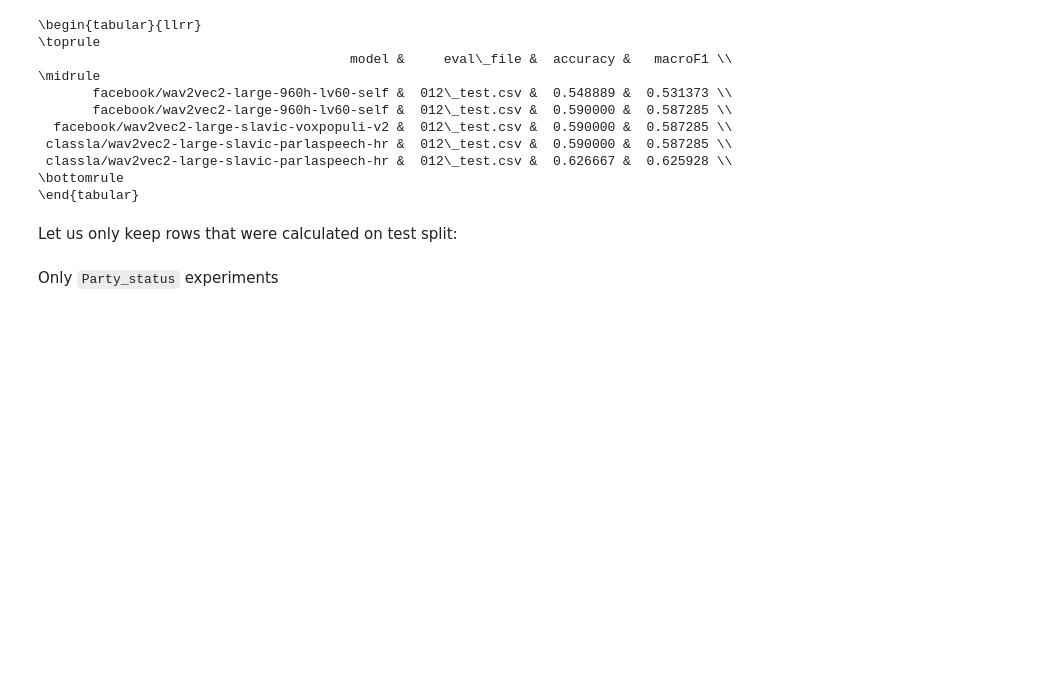
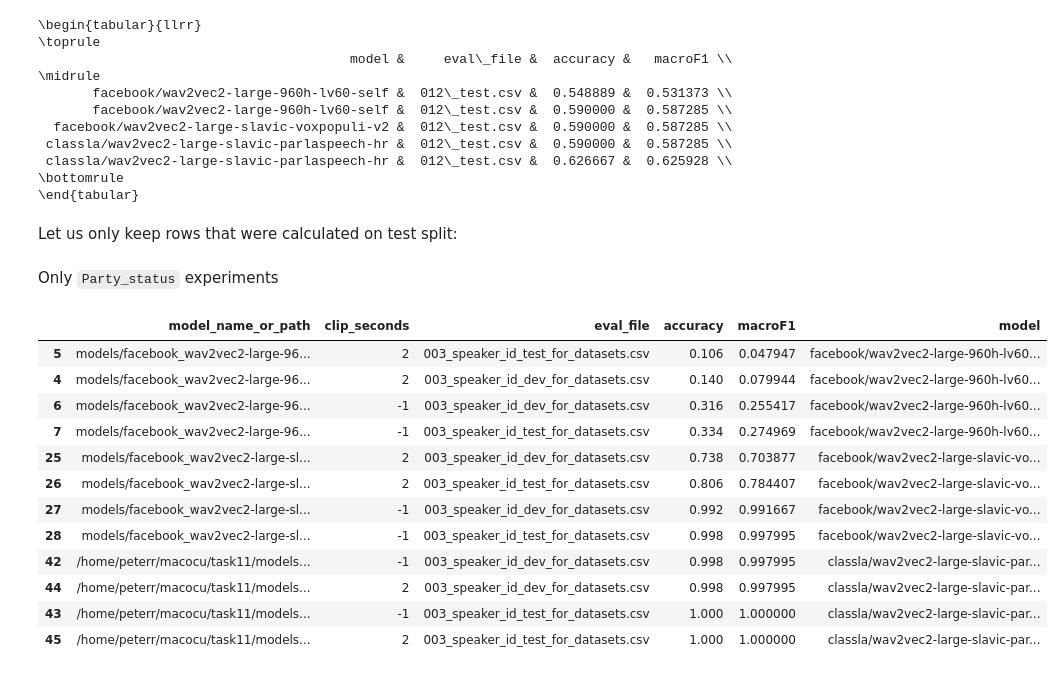
Before and after one commit to 5roop/task11, a Jupyter notebook: 014_meta-analysis_of_all_experiments.ipynb, the cells around one changed output. Drawn from its saved outputs; the diff is of its cells as text; code cells hidden in the pictures; blank space fills up the shorter version.

```diff
--- a/014_meta-analysis_of_all_experiments.ipynb
+++ b/014_meta-analysis_of_all_experiments.ipynb
@@ -83,0 +82,20 @@ df
+# %%
+df.drop_duplicates(subset=["accuracy", "model_name_or_path",'eval_file', "clip_seconds"],inplace=True)
+c1 = df.output_column == "Speaker_name"
+c2 = df.clip_seconds == -1
+c3 = [True if 0.8 < i < 1.1 else False for i in df.accuracy.values]
+df.loc[c1, ["model_name_or_path", "clip_seconds", "eval_file", "accuracy", "macroF1", 'model']].sort_values(by="accuracy")
+# %% [output]
+|  | model_name_or_path | clip_seconds | eval_file | accuracy | macroF1 | model |
+| 5 | models/facebook_wav2vec2-large-96... | 2 | 003_speaker_id_test_for_datasets.csv | 0.106 | 0.047947 | facebook/wav2vec2-large-960h-lv60... |
+| 4 | models/facebook_wav2vec2-large-96... | 2 | 003_speaker_id_dev_for_datasets.csv | 0.140 | 0.079944 | facebook/wav2vec2-large-960h-lv60... |
+| 6 | models/facebook_wav2vec2-large-96... | -1 | 003_speaker_id_dev_for_datasets.csv | 0.316 | 0.255417 | facebook/wav2vec2-large-960h-lv60... |
+| 7 | models/facebook_wav2vec2-large-96... | -1 | 003_speaker_id_test_for_datasets.csv | 0.334 | 0.274969 | facebook/wav2vec2-large-960h-lv60... |
+| 25 | models/facebook_wav2vec2-large-sl... | 2 | 003_speaker_id_dev_for_datasets.csv | 0.738 | 0.703877 | facebook/wav2vec2-large-slavic-vo... |
+| 26 | models/facebook_wav2vec2-large-sl... | 2 | 003_speaker_id_test_for_datasets.csv | 0.806 | 0.784407 | facebook/wav2vec2-large-slavic-vo... |
+| 27 | models/facebook_wav2vec2-large-sl... | -1 | 003_speaker_id_dev_for_datasets.csv | 0.992 | 0.991667 | facebook/wav2vec2-large-slavic-vo... |
+| 28 | models/facebook_wav2vec2-large-sl... | -1 | 003_speaker_id_test_for_datasets.csv | 0.998 | 0.997995 | facebook/wav2vec2-large-slavic-vo... |
+| 42 | /home/peterr/macocu/task11/models... | -1 | 003_speaker_id_dev_for_datasets.csv | 0.998 | 0.997995 | classla/wav2vec2-large-slavic-par... |
+| 44 | /home/peterr/macocu/task11/models... | 2 | 003_speaker_id_dev_for_datasets.csv | 0.998 | 0.997995 | classla/wav2vec2-large-slavic-par... |
+| 43 | /home/peterr/macocu/task11/models... | -1 | 003_speaker_id_test_for_datasets.csv | 1.000 | 1.000000 | classla/wav2vec2-large-slavic-par... |
+| 45 | /home/peterr/macocu/task11/models... | 2 | 003_speaker_id_test_for_datasets.csv | 1.000 | 1.000000 | classla/wav2vec2-large-slavic-par... |
```
Also changed, not shown: parts of 1 cell of this notebook, 1 other file.
